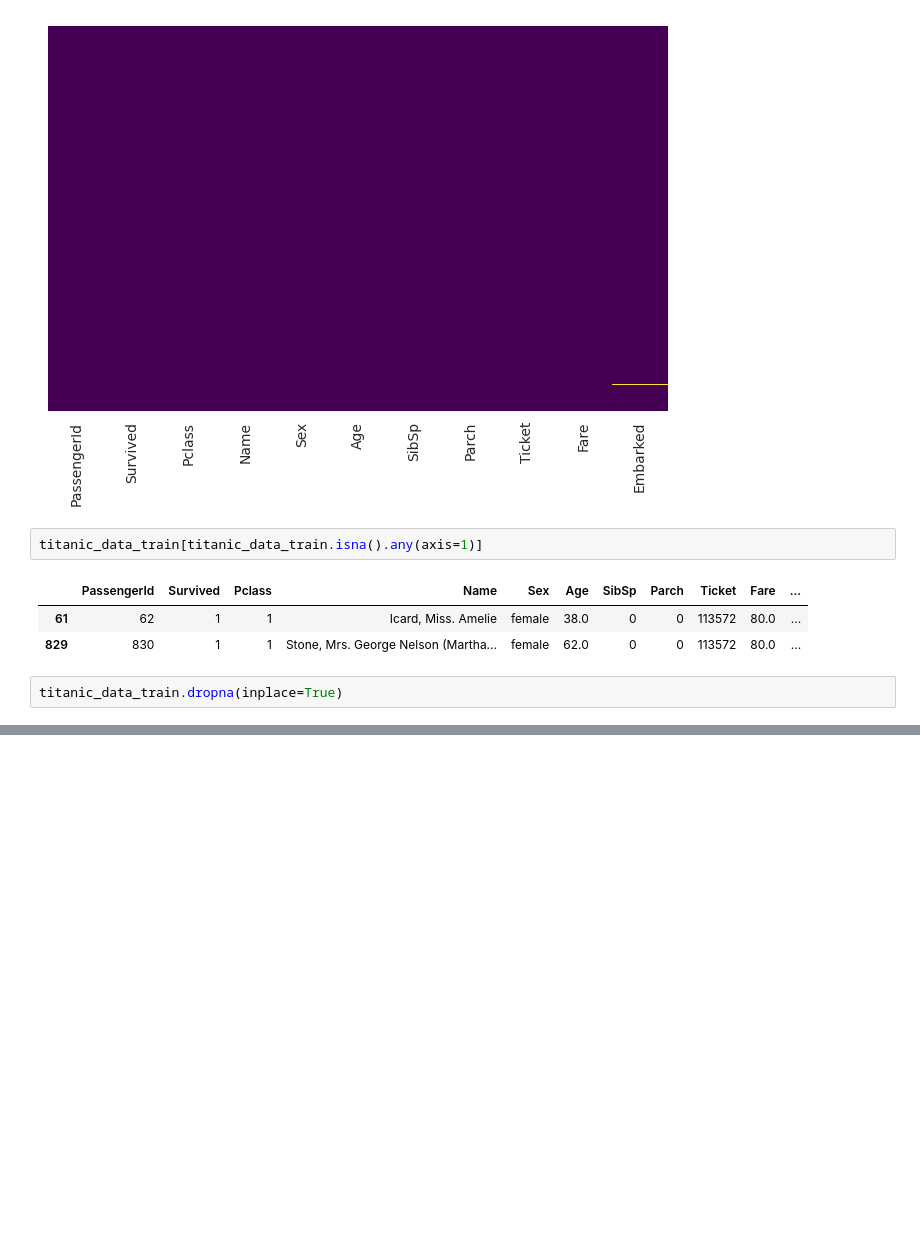
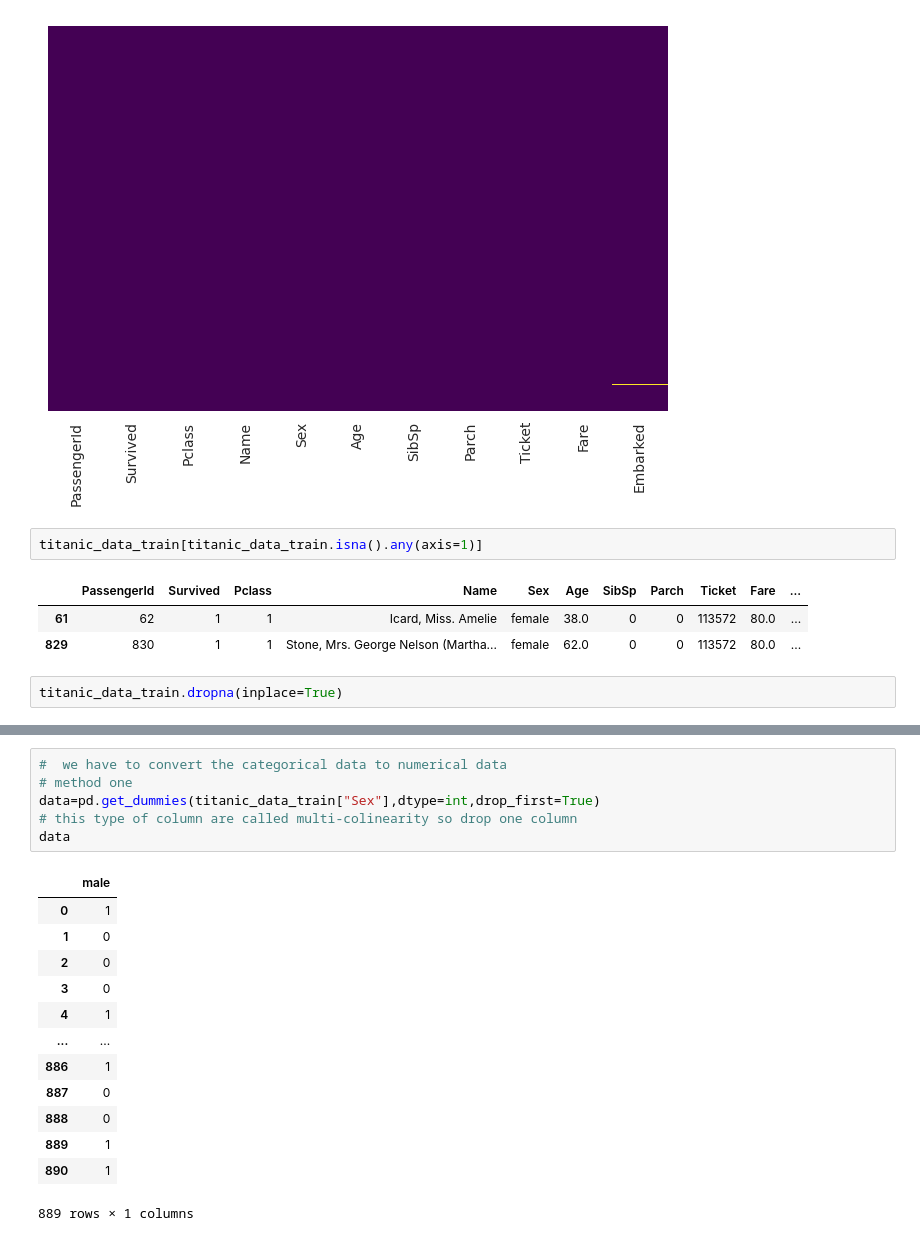
Before and after one commit to azhermurad/machine_learning_with_python, a Jupyter notebook: Logistic Regrssion/logistic_regression_titanic.ipynb, the cells around one changed output, grey strips where cells are left out. Saved outputs shown, nothing was run; the diff lists cells and outputs as text; blank space fills up the shorter version.

```diff
--- a/Logistic Regrssion/logistic_regression_titanic.ipynb
+++ b/Logistic Regrssion/logistic_regression_titanic.ipynb
@@ -189,0 +191,20 @@ titanic_data_train[titanic_data_train.isna().any(axis=1)]
+# %%
+#  we have to convert the categorical data to numerical data
+# method one
+data=pd.get_dummies(titanic_data_train["Sex"],dtype=int,drop_first=True)
+# this type of column are called multi-colinearity so drop one column
+data
+# %% [output]
+|  | male |
+| 0 | 1 |
+| 1 | 0 |
+| 2 | 0 |
+| 3 | 0 |
+| 4 | 1 |
+| ... | ... |
+| 886 | 1 |
+| 887 | 0 |
+| 888 | 0 |
+| 889 | 1 |
+| 890 | 1 |
+889 rows × 1 columns
```
Also changed, not shown: parts of 15 cells of this notebook.
